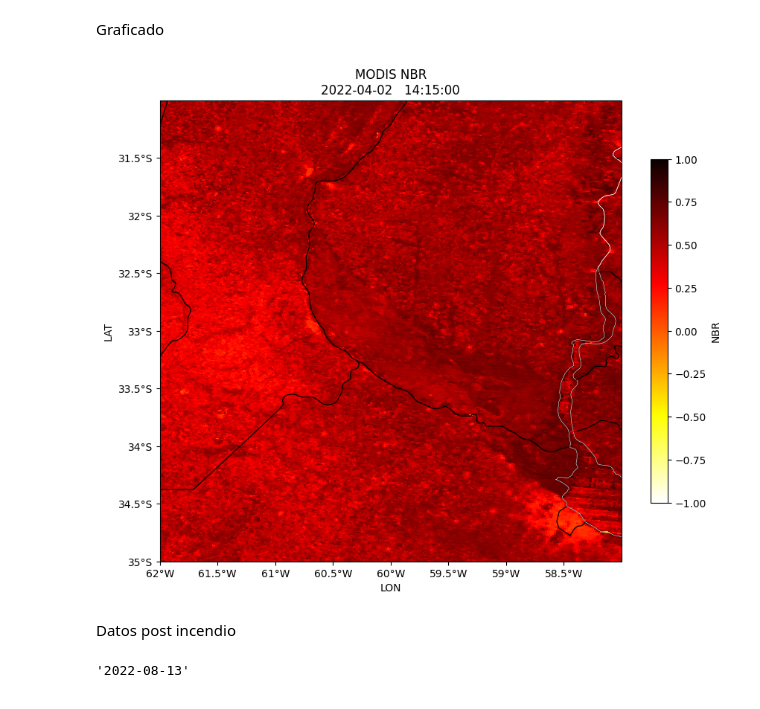
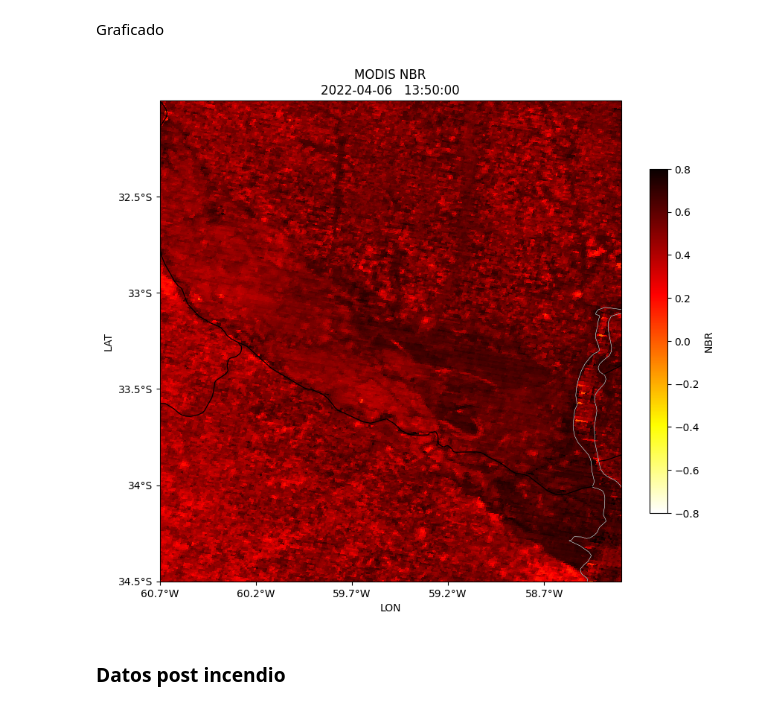
Before and after one commit to Gerlielbecario/Indice-normalizado-de-rea-Quemada-NBR-, a Jupyter notebook: NBR_ploteo.ipynb, the cells around one changed output. Cells and saved outputs as stored; diff of their text form; code cells hidden in the pictures.

Commit message:
Se modifica imagenes de nbr

```diff
--- a/NBR_ploteo.ipynb
+++ b/NBR_ploteo.ipynb
@@ -11,13 +12,13 @@ import re #liberia para regex que luego usaremos en texto
 Datos
 # %%
 #Ruta donde se encuentran los archivos hdf
-DataPath = 'archivos'
+DataPath = '/home/user/Escritorio/DATOS_POSTA/6abril/archivo'
 
 #Generamos una variable con todos los archivos de la carpeta
 Filelist = glob.glob(DataPath+'/*')
 
 #Ruta donde se encuentran los archivos hdf
-DataPath = 'geolocation'
+DataPath = '/home/user/Escritorio/DATOS_POSTA/6abril/geolocation'
 
 #Generamos una variable con todos los archivos de la carpeta
 Filelist_geo = glob.glob(DataPath+'/*')
@@ -27,7 +28,7 @@ from ipynb.fs.full.funciones_hdf import *
 Trabajamos con los datos previos al incendio
 # %%
 #Archivo con datos previos al incendio
-bef_fire = lee_archivo(Filelist[1])
+bef_fire = lee_archivo(Filelist[0])
 
 #Archivo con datos georeferenciados previos al incendio
 bef_fire_geo = lee_archivo(Filelist_geo[0])
@@ -66,10 +87,10 @@ countries = cfeature.NaturalEarthFeature(
         facecolor='none',edgecolor='white')
 # %%
 # Definimos los limites del area a visualizar
-latnorth=-31
-latsouth=-35
-lonwest=-62
-loneast=-58
+latnorth=-32
+latsouth=-34.5
+lonwest=-60.7
+loneast=-58.3
 
 fig=plt.figure(figsize=(10,10))
 
@@ -83,38 +104,34 @@ ax1.set_extent([lonwest, loneast, latsouth, latnorth], crs=ccrs.PlateCarree())
 
 #Agregamos ejes
 ax1.set_title("MODIS NBR\n"+str(bef_fire_date)+"   "+str(bef_fire_hour))
 ax1.set_ylabel("LAT")
 ax1.set_xlabel("LON")
 
-cm=ax1.pcolormesh(bef_fire_lon,bef_fire_lat,bef_fire_nbr,cmap='hot_r',vmin=-1,vmax=1)
+cm=ax1.pcolormesh(bef_fire_lon,bef_fire_lat,bef_fire_nbr,cmap='hot_r',vmin=-0.8,vmax=0.8)
 
 # Agregamos la línea de costas
 ax1.coastlines(resolution='10m',linewidth=0.6)
 
 # Agregamos los límites de los países
 ax1.add_feature(countries,linewidth=0.4)
 
 # Agregamos los límites de las provincias
 ax1.add_feature(states_provinces,linewidth=0.9)
 
 # Definimos donde aparecen los ticks con las latitudes y longitudes
 ax1.set_yticks(np.arange(latsouth,latnorth,0.5), crs=ccrs.PlateCarree())
 ax1.set_xticks(np.arange(lonwest,loneast,0.5), crs=ccrs.PlateCarree())
 
 # Le damos formato a las etiquetas de los ticks
 lon_formatter = LongitudeFormatter(zero_direction_label=True)
 lat_formatter = LatitudeFormatter()
 ax1.xaxis.set_major_formatter(lon_formatter)
 ax1.yaxis.set_major_formatter(lat_formatter)
 
 # Agregamos la barra de colores
 cbar=plt.colorbar(cm,shrink=0.6)
 cbar.set_label('NBR',fontsize=10)
 # %% [output]
-[figure, old version]
+[figure, new version]
 # %% [markdown]
-Datos post incendio
+### Datos post incendio
-# %%
-fecha_archivo(lee_archivo(Filelist[0]))
-# %% [output]
-'2022-08-13'
```
Also changed, not shown: parts of 15 cells of this notebook.
